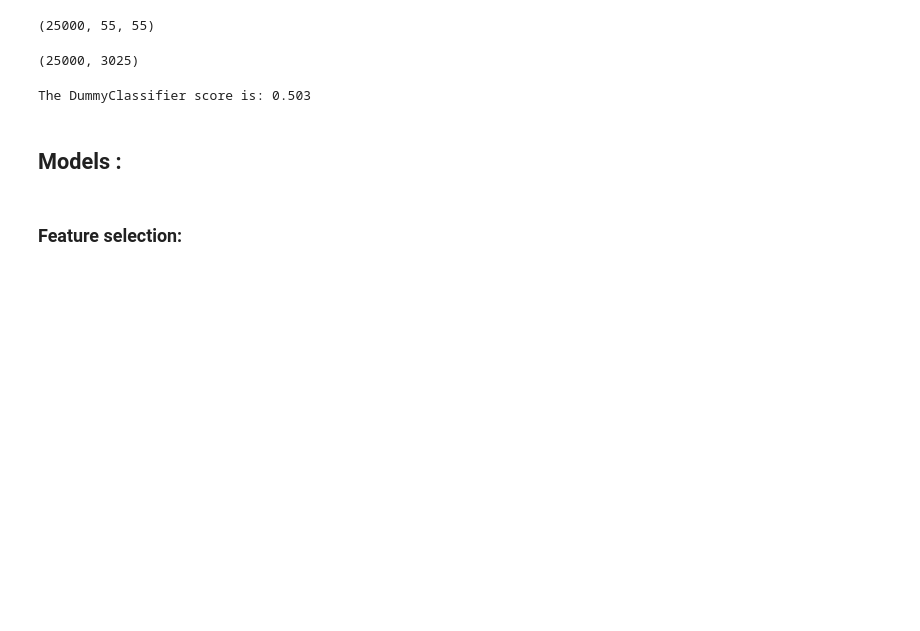
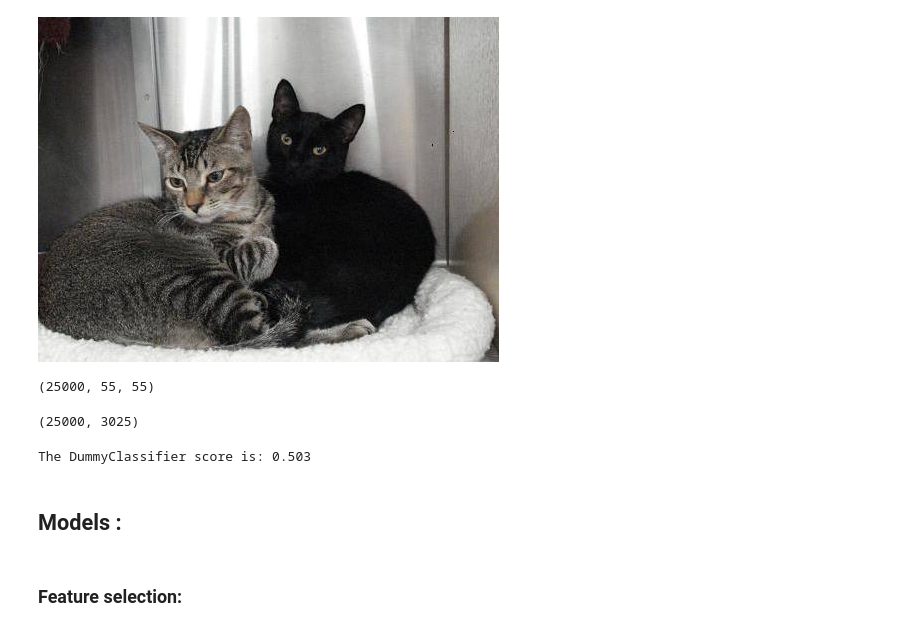
Before and after one commit to NoaAmichai/Cats-Vs-Dogs, a Jupyter notebook: Dogs_VS_Cats .ipynb, the cells around one changed output. Cells and saved outputs as stored; diff of their text form; code cells hidden in the pictures; blank space fills up the shorter version.

```diff
--- a/Dogs_VS_Cats .ipynb
+++ b/Dogs_VS_Cats .ipynb
@@ -39,3 +44,9 @@ data = np.load('data.npy',allow_pickle=True)
+# %%
+from IPython.display import display, Image
+Image(filename='train\\cat.3.jpg')
+Image(filename='train\\cat.8.jpg')
+# %% [output]
+[figure, added]
 # %%
 X = (np.array([i[0] for i in data]))
 Y = (np.array([i[1] for i in data]))
```
Also changed, not shown: parts of 1 cell of this notebook.
